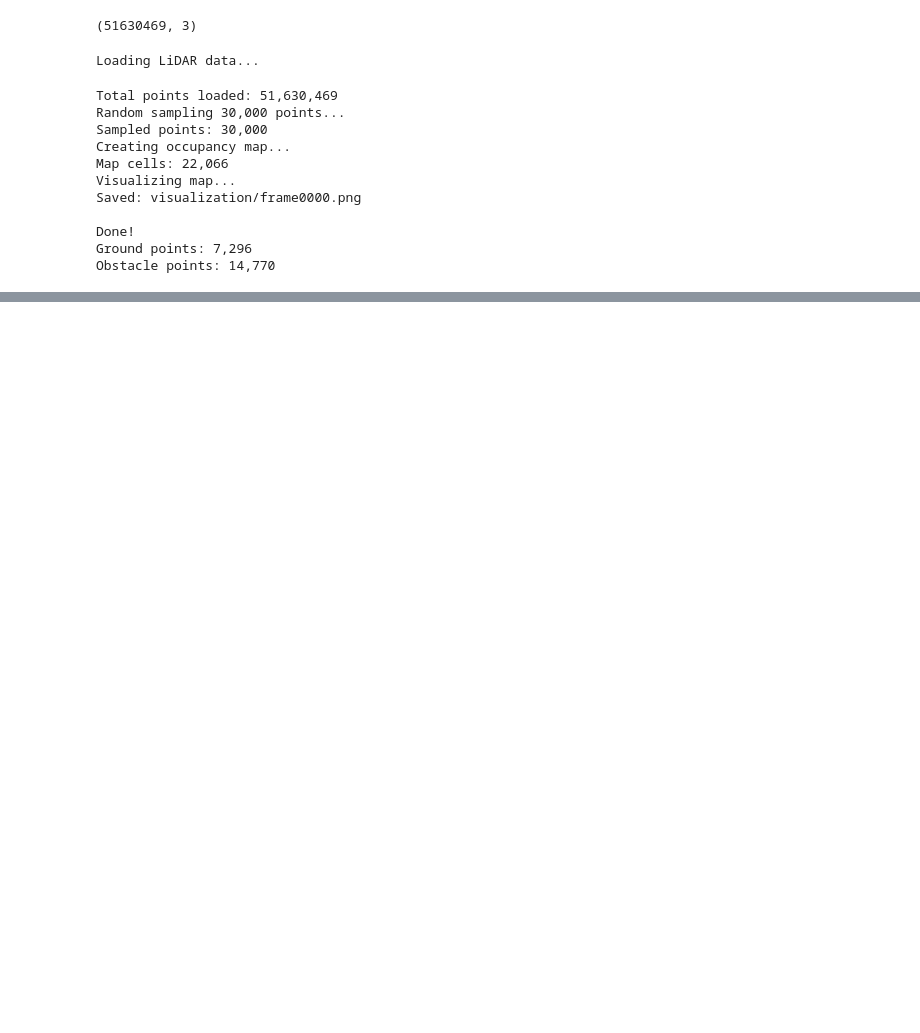
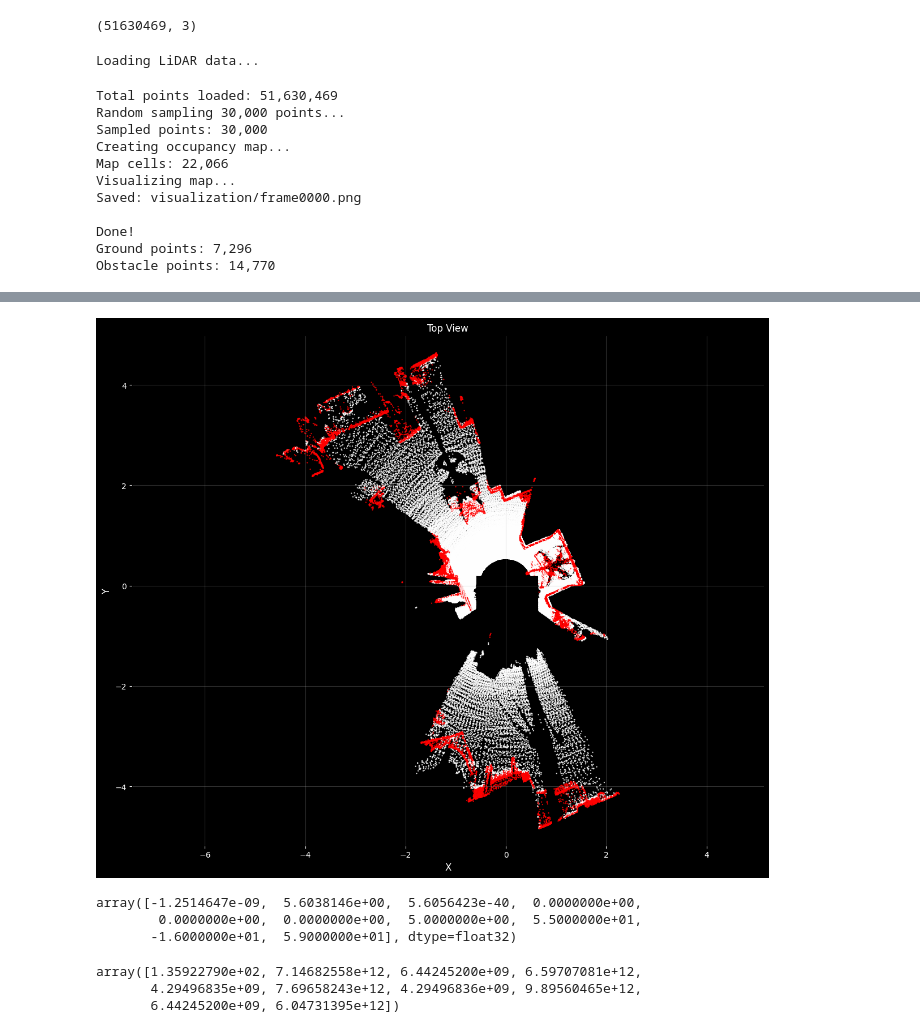
Before and after one commit to lmcr136a/autonomous-farmland, a Jupyter notebook: check_lidar.ipynb, the cells around one changed output, grey strips where cells are left out. Drawn from its saved outputs; the diff is of its cells as text; code cells hidden in the pictures; blank space fills up the shorter version.

```diff
--- a/check_lidar.ipynb
+++ b/check_lidar.ipynb
@@ -285,0 +358,46 @@ Obstacle points: 14,770
+# %%
+
+bin_file = "/home/nahyeon/navi/AgriChrono/data/fargo/1110/20251111_1252/LiDAR/pointcloud_sync.bin"
+points = np.fromfile(bin_file, dtype=np.float32)
+
+points = points[3:].reshape(-1, 4)/ 100.0
+
+transformed = np.zeros_like(points)
+transformed[:, 0] = points[:, 1]
+transformed[:, 1] = points[:, 0]
+transformed[:, 2] = -points[:, 2]
+transformed = transformed[transformed[:,2] < 0]
+mask = ~((transformed[:, 1] >= -0.8) & (transformed[:, 1] <= 0.2) &
+         (transformed[:, 0] >= -0.6) & (transformed[:, 0] <= 0.65))
+transformed = transformed[mask]
+
+colors = np.zeros((len(transformed), 3))  # RGB
+th = -0.55
+mask1 = transformed[:, 2] < th
+colors[mask1] = [1, 1, 1]
+
+mask2 = transformed[:, 2] >= th
+colors[mask2] = [1, 0, 0]
+
+plt.figure(figsize=(12, 10), facecolor='black')
+plt.rcParams['text.color'] = 'white'
+plt.rcParams['axes.labelcolor'] = 'white'
+plt.rcParams['xtick.color'] = 'white'
+plt.rcParams['ytick.color'] = 'white'
+
+ax = plt.gca()
+ax.set_facecolor('black')
+
+plt.scatter(transformed[:, 0], transformed[:, 1],
+            c=colors, s=0.5, alpha=0.8)
+
+plt.xlabel('X', fontsize=12, color="white")
+plt.ylabel('Y', fontsize=12, color="white")
+plt.title('Top View')
+plt.axis('equal')
+plt.grid(True, alpha=0.3)
+
+plt.tight_layout()
+plt.show()
+# %% [output]
+[figure, added]
@@ -285,0 +408,15 @@ Obstacle points: 14,770
+# %%
+points[:10]
+# %% [output]
+array([-1.2514647e-09,  5.6038146e+00,  5.6056423e-40,  0.0000000e+00,
+        0.0000000e+00,  0.0000000e+00,  5.0000000e+00,  5.5000000e+01,
+       -1.6000000e+01,  5.9000000e+01], dtype=float32)
+# %%
+
+bin_file = "/home/nahyeon/navi/AgriChrono/data/fargo/1110/20251111_1252/LiDAR/pointcloud_sync.bin"
+points = np.fromfile(bin_file, dtype=np.float64)
+points[:10]
+# %% [output]
+array([1.35922790e+02, 7.14682558e+12, 6.44245200e+09, 6.59707081e+12,
+       4.29496835e+09, 7.69658243e+12, 4.29496836e+09, 9.89560465e+12,
+       6.44245200e+09, 6.04731395e+12])
```
Also changed, not shown: parts of 4 cells of this notebook, 6 other files.
